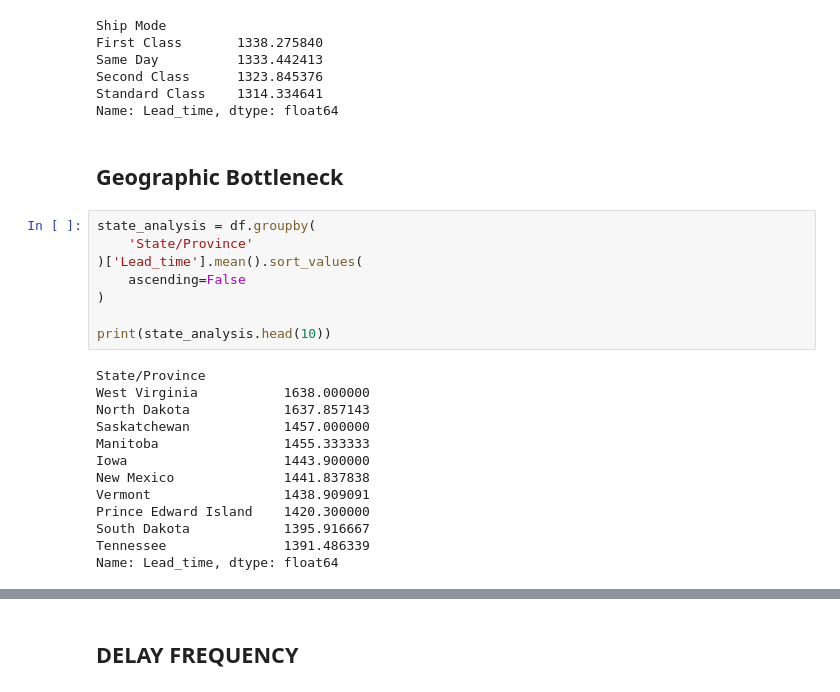
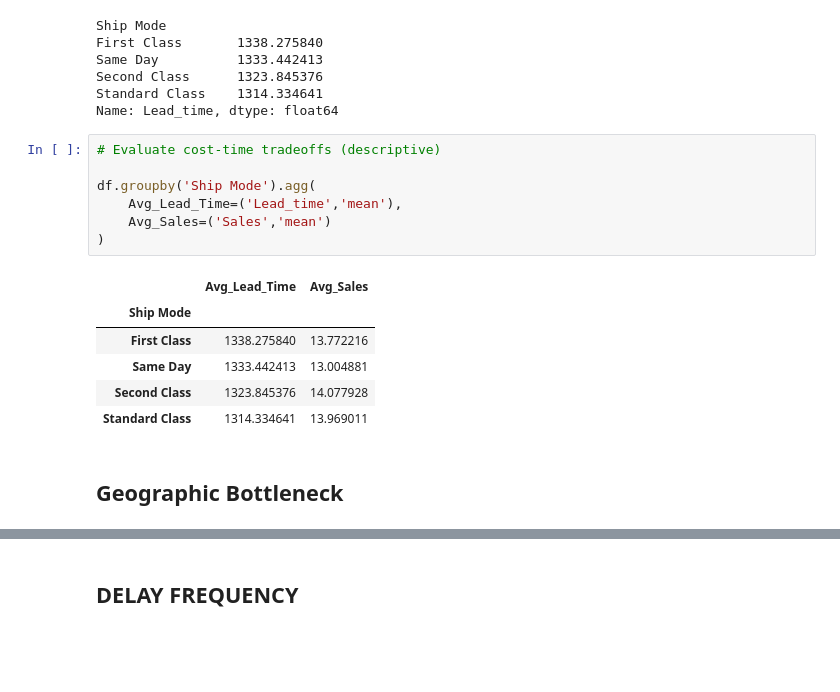
Before and after one commit to AymanKhan2244/Factory-to-CustomerShippingRouteEfficiencyAnalysis, a Jupyter notebook: notebooks/notebook.ipynb, the cells around one changed output, grey strips where cells are left out. Saved outputs shown, nothing was run; the diff lists cells and outputs as text; blank space fills up the shorter version.

```diff
--- a/notebooks/notebook.ipynb
+++ b/notebooks/notebook.ipynb
@@ -311,26 +366,19 @@ Same Day          1333.442413
 Second Class      1323.845376
 Standard Class    1314.334641
 Name: Lead_time, dtype: float64
+# %%
+# Evaluate cost-time tradeoffs (descriptive)
+
+df.groupby('Ship Mode').agg(
+    Avg_Lead_Time=('Lead_time','mean'),
+    Avg_Sales=('Sales','mean')
+)
+# %% [output]
+|  | Avg_Lead_Time | Avg_Sales |
+| Ship Mode |  |  |
+| First Class | 1338.275840 | 13.772216 |
+| Same Day | 1333.442413 | 13.004881 |
+| Second Class | 1323.845376 | 14.077928 |
+| Standard Class | 1314.334641 | 13.969011 |
 # %% [markdown]
 ## Geographic Bottleneck
-# %%
-state_analysis = df.groupby(
-    'State/Province'
-)['Lead_time'].mean().sort_values(
-    ascending=False
-)
-
-print(state_analysis.head(10))
-# %% [output]
-State/Province
-West Virginia           1638.000000
-North Dakota            1637.857143
-Saskatchewan            1457.000000
-Manitoba                1455.333333
-Iowa                    1443.900000
-New Mexico              1441.837838
-Vermont                 1438.909091
-Prince Edward Island    1420.300000
-South Dakota            1395.916667
-Tennessee               1391.486339
-Name: Lead_time, dtype: float64
```
Also changed, not shown: parts of 49 cells of this notebook, 12 other files.
